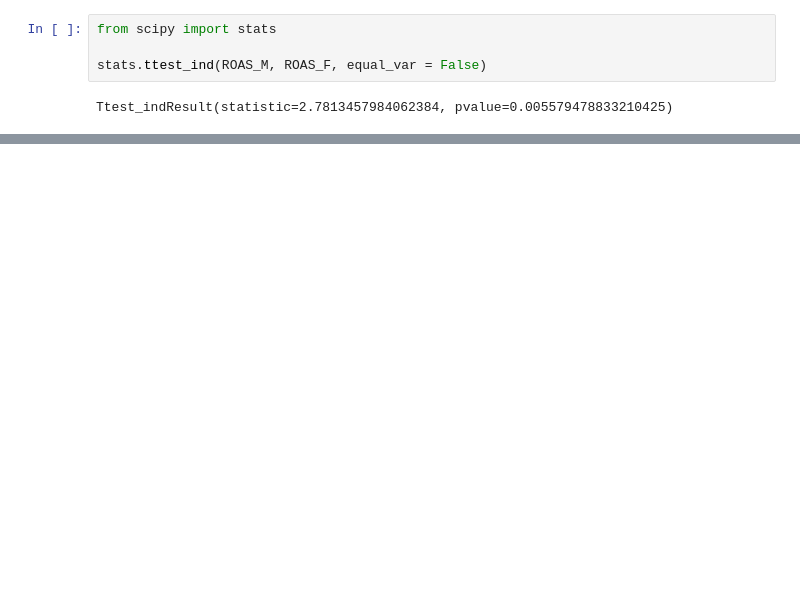
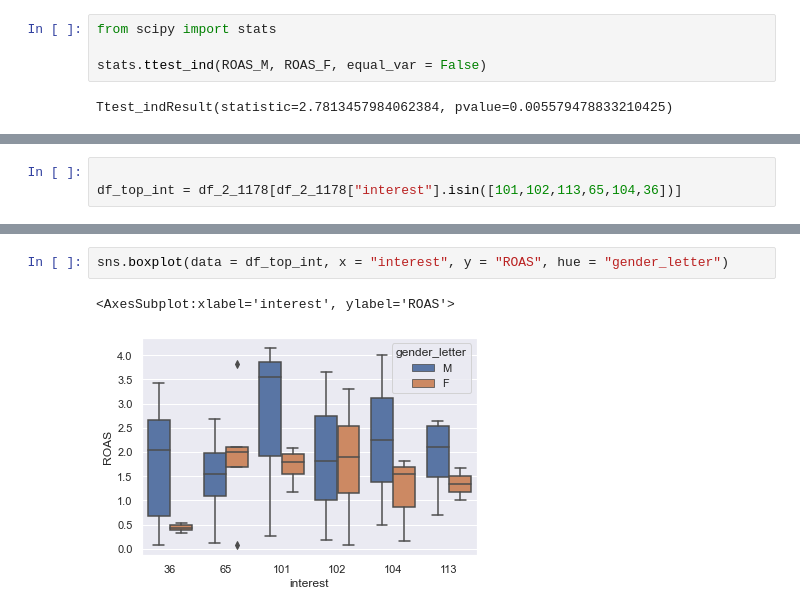
Before and after one commit to ftanveer/Digital-Advertising-ROI-Analysis, a Jupyter notebook: Click Sales Conversion.ipynb, the cells around one changed output, grey strips where cells are left out. Cells and saved outputs as stored; diff of their text form; blank space fills up the shorter version.

```diff
--- a/Click Sales Conversion.ipynb
+++ b/Click Sales Conversion.ipynb
@@ -506,0 +539,3 @@ ROAS_F.shape
+# %%
+
+df_top_int = df_2_1178[df_2_1178["interest"].isin([101,102,113,65,104,36])]
@@ -506,0 +552,5 @@ ROAS_F.shape
+# %%
+sns.boxplot(data = df_top_int, x = "interest", y = "ROAS", hue = "gender_letter")
+# %% [output]
+<AxesSubplot:xlabel='interest', ylabel='ROAS'>
+[figure, added]
```
Also changed, not shown: parts of 18 cells of this notebook.
